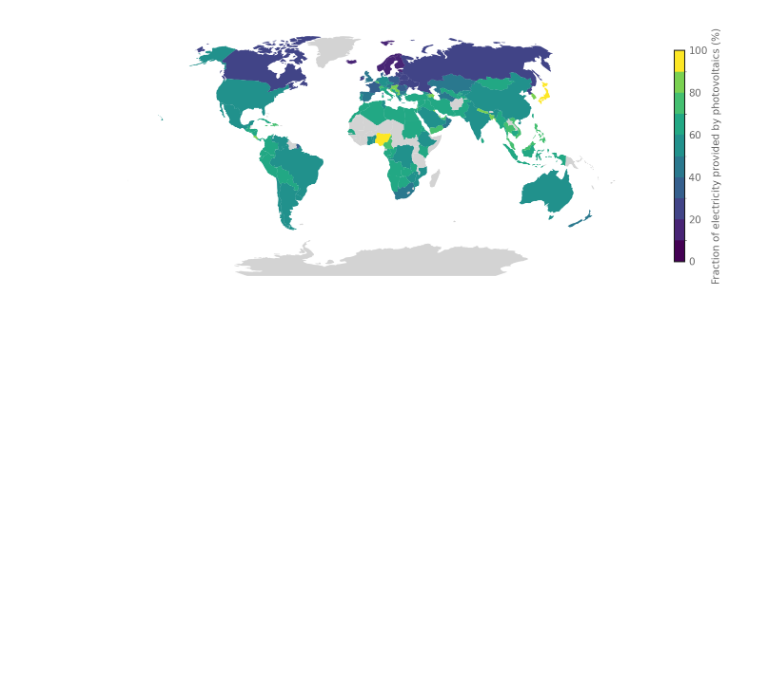
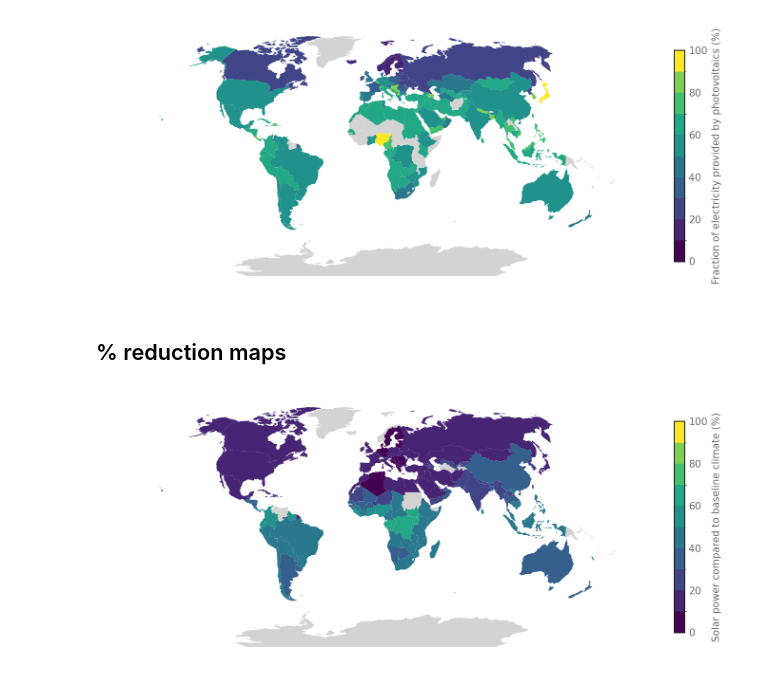
Before and after one commit to allfed/Renewables-Nuclear-Winter, a Jupyter notebook: scripts/Maps-2050.ipynb, the cells around one changed output. Drawn from its saved outputs; the diff is of its cells as text; code cells hidden in the pictures; blank space fills up the shorter version.

```diff
--- a/scripts/Maps-2050.ipynb
+++ b/scripts/Maps-2050.ipynb
@@ -77,3 +76,57 @@ plt.tight_layout()
 plt.savefig("../results/2050-energy-percentage.pdf", bbox_inches="tight")
 # %% [output]
 [figure]
+# %% [markdown]
+## % reduction maps
+# %%
+solar = pd.read_csv("../results/aggregate_yearly_solar_power.csv")
+solar = solar[solar.Year==1]
+solar["Fraction"] = 100 * solar["Fraction"]
+name_mapping = {
+    "United States": "United States of America",
+    "DR Congo": "Dem. Rep. Congo",
+    "Republic of the Congo": "Congo",
+    "Dominican Republic": "Dominican Rep.",
+    "Türkiye": "Turkey",
+    "South Sudan": "S. Sudan",
+    "Central African Republic": "Central African Rep.",
+    "Czech Republic": "Czechia",
+    "Bosnia and Herzegovina": "Bosnia and Herz.",
+}
+solar["Country"] = solar["Country"].replace(name_mapping)
+# %%
+world = gpd.read_file(gpd.datasets.get_path("naturalearth_lowres"))
+world = world.merge(solar, left_on="name", right_on="Country", how="left")
+world = world.to_crs("+proj=wintri")
+
+
+default_color = "lightgrey"
+
+cmap = plt.cm.get_cmap("viridis")
+colors = cmap(np.linspace(0, 1, 11))
+cmap = mcolors.ListedColormap(colors)
+bounds = np.arange(0, 101, 10)
+norm = mcolors.BoundaryNorm(bounds, cmap.N)
+
+
+fig, ax = plt.subplots(1, 1)
+sm = world.plot(
+    column="Fraction",
+    cmap=cmap,
+    norm=norm,
+    legend=True,
+    legend_kwds={
+        "label": f"Solar power compared to baseline climate (%)",
+        "orientation": "vertical",
+        "shrink": 0.8,
+    },
+    ax=ax,
+    missing_kwds={"color": default_color},
+)
+# fig.colorbar(sm, ax=ax, label='Solar Value')
+ax.set_axis_off()
+ax.grid(False)
+plt.tight_layout()
+plt.savefig("../results/solar-power-NW-year1.pdf", bbox_inches="tight")
+# %% [output]
+[figure, added]
```
Also changed, not shown: parts of 13 cells of this notebook, 8 other files.
